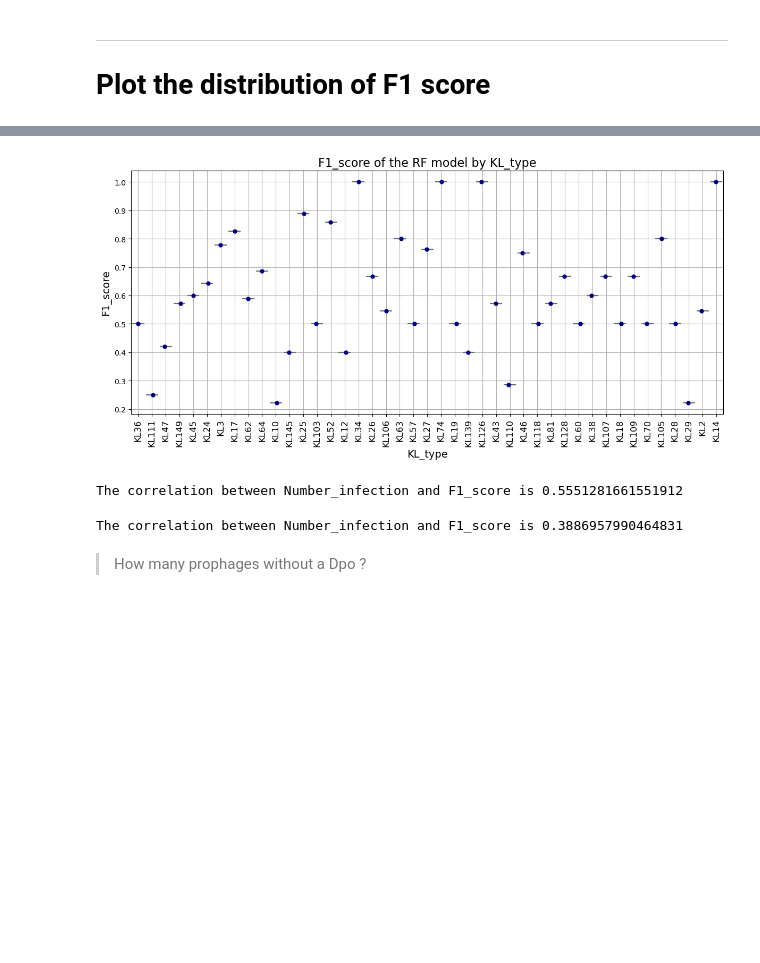
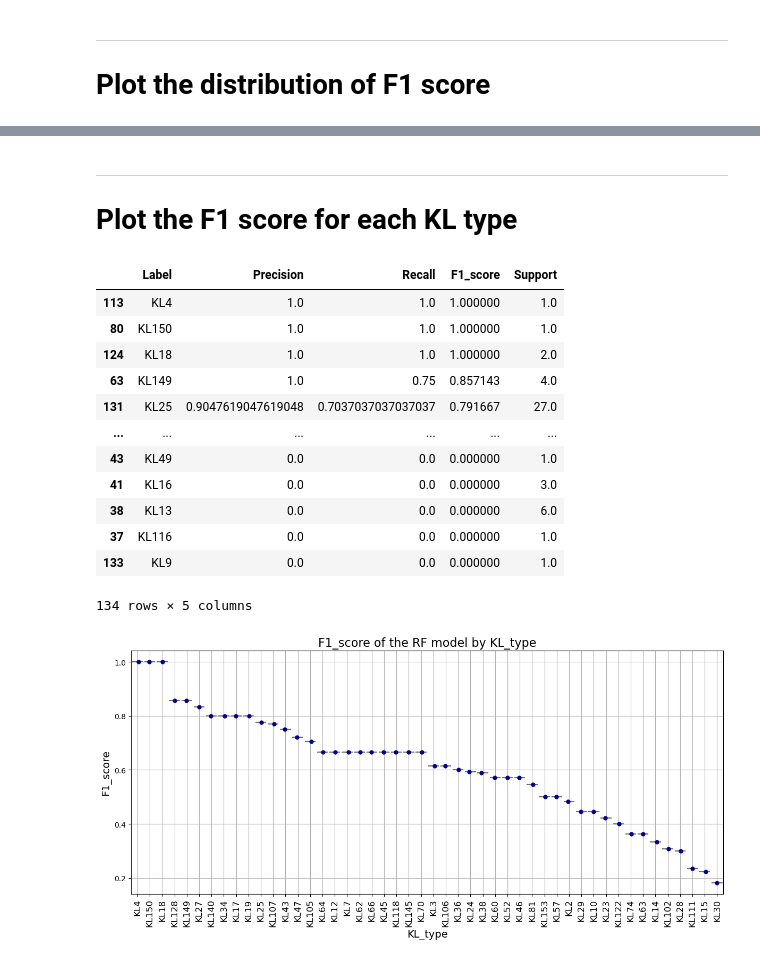
Before and after one commit to conchaeloko/Klebsiella_TropiSEARCH, a Jupyter notebook: scripts/V.MLwork_PT1_Clustering_AP_Rafa.ipynb, the cells around one changed output, grey strips where cells are left out. Saved outputs shown, nothing was run; the diff lists cells and outputs as text; code cells hidden in the pictures; blank space fills up the shorter version.

```diff
--- a/scripts/V.MLwork_PT1_Clustering_AP_Rafa.ipynb
+++ b/scripts/V.MLwork_PT1_Clustering_AP_Rafa.ipynb
@@ -355,0 +747,3 @@ df_RF
+# %% [markdown]
+***
+# Plot the F1 score for each KL type
@@ -356,38 +782,35 @@ df_RF
+# %%
+df_emb
+# %% [output]
+|  | Label | Precision | Recall | F1_score | Support |
+| 113 | KL4 | 1.0 | 1.0 | 1.000000 | 1.0 |
+| 80 | KL150 | 1.0 | 1.0 | 1.000000 | 1.0 |
+| 124 | KL18 | 1.0 | 1.0 | 1.000000 | 2.0 |
+| 63 | KL149 | 1.0 | 0.75 | 0.857143 | 4.0 |
+| 131 | KL25 | 0.9047619047619048 | 0.7037037037037037 | 0.791667 | 27.0 |
+| ... | ... | ... | ... | ... | ... |
+| 43 | KL49 | 0.0 | 0.0 | 0.000000 | 1.0 |
+| 41 | KL16 | 0.0 | 0.0 | 0.000000 | 3.0 |
+| 38 | KL13 | 0.0 | 0.0 | 0.000000 | 6.0 |
+| 37 | KL116 | 0.0 | 0.0 | 0.000000 | 1.0 |
+| 133 | KL9 | 0.0 | 0.0 | 0.000000 | 1.0 |
+134 rows × 5 columns
 # %%
+import matplotlib.pyplot as plt
 import seaborn as sns
-import matplotlib.pyplot as plt
 
-# Assuming your DataFrame is called df
-df_filtered = df_RF[df_RF['F1_score'] != 0]
-
-plt.figure(figsize=(12, 6))
-
-# Use stripplot to add individual data points
-sns.boxplot(x='KL_type', y='F1_score', data=df_filtered, color='skyblue')
-sns.stripplot(x='KL_type', y='F1_score', data=df_filtered, color='darkblue', size=6, jitter=True)
-
-plt.title('F1_score of the RF model by KL_type', fontsize=16)
-plt.xlabel('KL_type', fontsize=14)
-plt.ylabel('F1_score', fontsize=14)
-plt.xticks(rotation=90, fontsize=12)  # Rotates x-axis labels to be vertical
-
-# Make the grid visible
-plt.grid(True)
-
-plt.tight_layout()
-plt.savefig(f"{path_project}/F1_score.KLtype.RF.png", dpi =300)
-plt.show()
+def make_plot(method , df) :
+    df_filtered = df[df['F1_score'] != 0]
+    plt.figure(figsize=(12, 6))
+    # Use stripplot to add individual data points
+    sns.boxplot(x='Label', y='F1_score', data=df_filtered, color='skyblue')
+    sns.stripplot(x='Label', y='F1_score', data=df_filtered, color='darkblue', size=6, jitter=True)
+    plt.title('F1_score of the RF model by KL_type', fontsize=16)
+    plt.xlabel('KL_type', fontsize=14)
+    plt.ylabel('F1_score', fontsize=14)
+    plt.xticks(rotation=90, fontsize=12)  # Rotates x-axis labels to be vertical
+    # Make the grid visible
+    plt.grid(True)
+    plt.tight_layout()
+    plt.savefig(f"{path_project}/F1_score.KLtype.{method}.png", dpi =300)
+    plt.show()
-# %% [output]
-[figure, removed]
-# %%
-correlation = df_RF['Number_infection'].corr(df_RF['F1_score'])
-print(f'The correlation between Number_infection and F1_score is {correlation}')
-# %% [output]
-The correlation between Number_infection and F1_score is 0.5551281661551912
-# %%
-correlation = df_RF['N_Dpos'].corr(df_RF['F1_score'])
-print(f'The correlation between Number_infection and F1_score is {correlation}')
-# %% [output]
-The correlation between Number_infection and F1_score is 0.3886957990464831
-# %% [markdown]
-> How many prophages without a Dpo ?
@@ -402,0 +817,5 @@ phages = df_f.drop_duplicates(subset = ["Phage"], keep = "first")
+# %%
+#method_dico = {df_3D : "3D" , df_aa_seq : "aa_seq", df_emb : "embeddings"}
+make_plot("aa_seq" , df_aa_seq)
+# %% [output]
+[figure, added]
```
Also changed, not shown: parts of 81 cells of this notebook, 2 other files.
